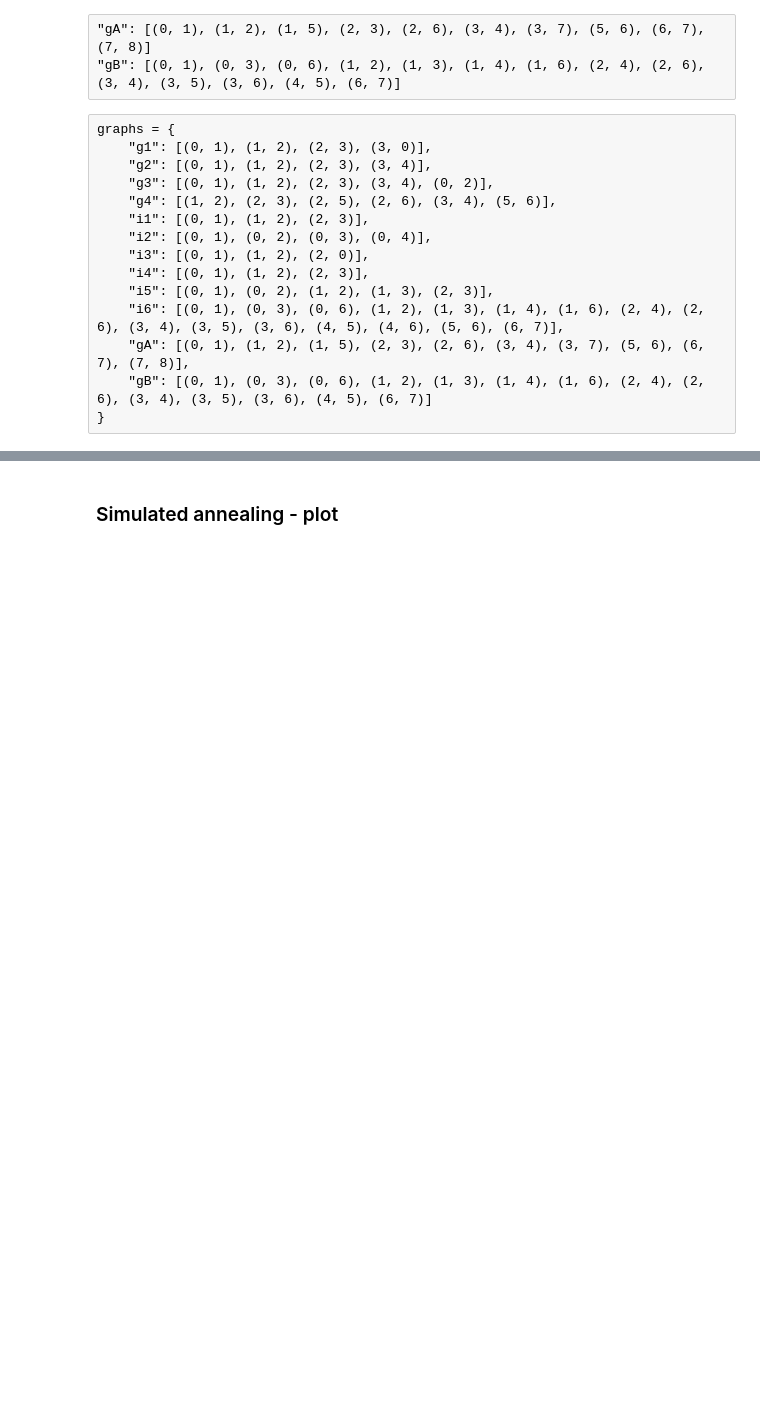
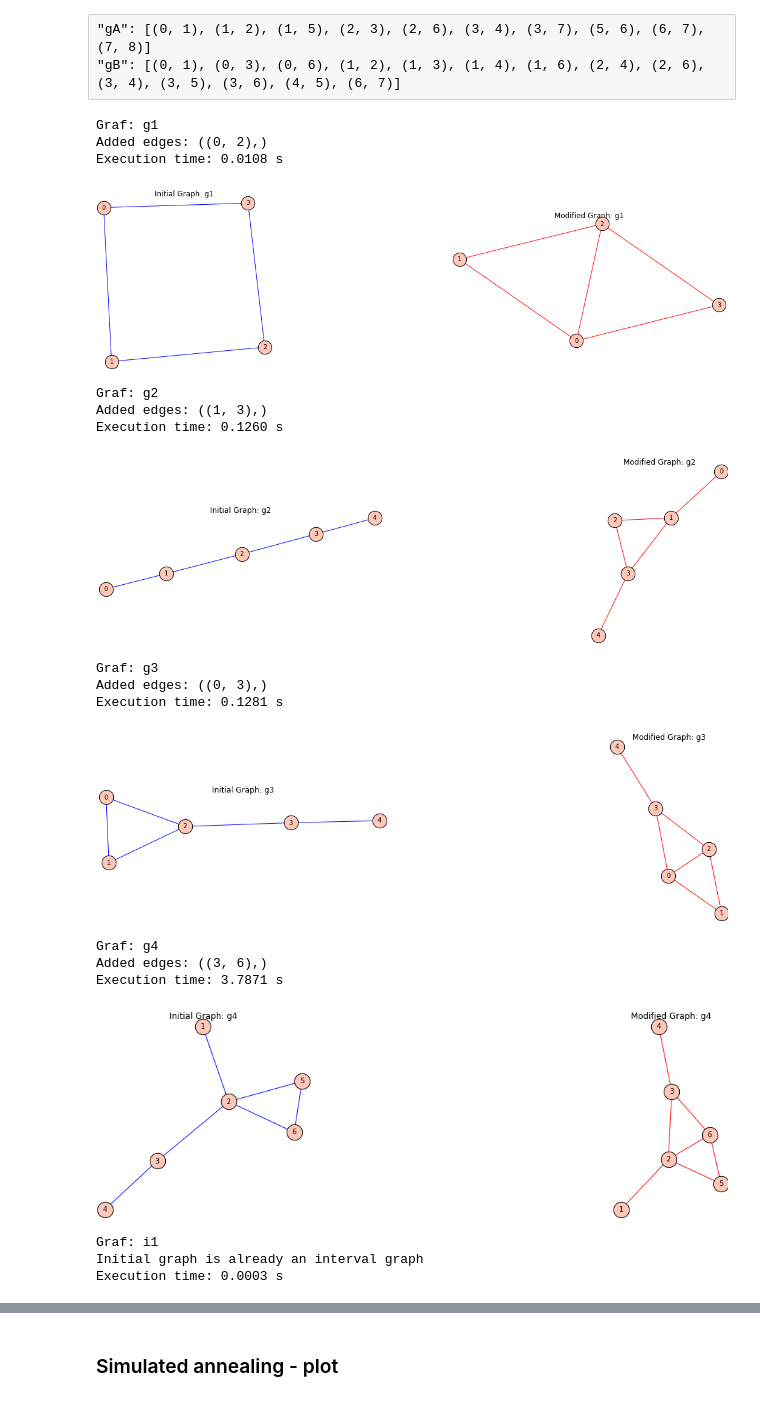
Before and after one commit to Ogrfil/MINIMUM-INTERVAL-GRAPH-COMPLETION, a Jupyter notebook: testing.ipynb, the cells around one changed output, grey strips where cells are left out. Saved outputs shown, nothing was run; the diff lists cells and outputs as text; code cells hidden in the pictures; blank space fills up the shorter version.

Commit message:
Added brute_force testing

```diff
--- a/testing.ipynb
+++ b/testing.ipynb
@@ -30,18 +31,3 @@ import interval_graph_check as igc
 # %% [raw]
 "gA": [(0, 1), (1, 2), (1, 5), (2, 3), (2, 6), (3, 4), (3, 7), (5, 6), (6, 7), (7, 8)]
 "gB": [(0, 1), (0, 3), (0, 6), (1, 2), (1, 3), (1, 4), (1, 6), (2, 4), (2, 6), (3, 4), (3, 5), (3, 6), (4, 5), (6, 7)]
-# %% [raw]
-graphs = {
-    "g1": [(0, 1), (1, 2), (2, 3), (3, 0)],
-    "g2": [(0, 1), (1, 2), (2, 3), (3, 4)],
-    "g3": [(0, 1), (1, 2), (2, 3), (3, 4), (0, 2)],
-    "g4": [(1, 2), (2, 3), (2, 5), (2, 6), (3, 4), (5, 6)],
-    "i1": [(0, 1), (1, 2), (2, 3)],
-    "i2": [(0, 1), (0, 2), (0, 3), (0, 4)],
-    "i3": [(0, 1), (1, 2), (2, 0)],
-    "i4": [(0, 1), (1, 2), (2, 3)],
-    "i5": [(0, 1), (0, 2), (1, 2), (1, 3), (2, 3)],
-    "i6": [(0, 1), (0, 3), (0, 6), (1, 2), (1, 3), (1, 4), (1, 6), (2, 4), (2, 6), (3, 4), (3, 5), (3, 6), (4, 5), (4, 6), (5, 6), (6, 7)],
-    "gA": [(0, 1), (1, 2), (1, 5), (2, 3), (2, 6), (3, 4), (3, 7), (5, 6), (6, 7), (7, 8)],
-    "gB": [(0, 1), (0, 3), (0, 6), (1, 2), (1, 3), (1, 4), (1, 6), (2, 4), (2, 6), (3, 4), (3, 5), (3, 6), (4, 5), (6, 7)]
-}
@@ -47,0 +49,60 @@ graphs = {
+# %%
+def plot_bf(name, G):
+    fig, ax = plt.subplots(1, 2, figsize=(20, 5))
+
+    start_time = time.time()
+    added_edges, G_min = bf.brute_force_min_interval_completion(G)
+    end_time = time.time()
+    elapsed_time = end_time - start_time
+
+    print(f"Graf: {name}")
+    if added_edges is None:
+        print("Initial graph is already an interval graph")
+    else:
+        print(f"Added edges: {added_edges}")
+    print(f"Execution time: {elapsed_time:.4f} s")
+    print("\n")
+
+    # Plotting initial graph
+    plot_G = G.plot(figsize=(8, 8), vertex_size=500, edge_color='blue', graph_border=False)
+
+    # Plotting modified graph
+    if added_edges is None:
+        plot_G_min = G.plot(figsize=(8, 8), vertex_size=500, edge_color='blue', graph_border=False)
+    else:
+        plot_G_min = G_min.plot(figsize=(8, 8), vertex_size=500, edge_color='red', graph_border=False)
+
+    # Adding graphs to subplots
+    plot_G.matplotlib(figure=fig, sub=ax[0])
+    ax[0].set_title(f"Initial Graph: {name}")
+    ax[0].axis('off')
+
+    plot_G_min.matplotlib(figure=fig, sub=ax[1])
+    ax[1].set_title(f"Modified Graph: {name}")
+    ax[1].axis('off')
+
+    plt.subplots_adjust(wspace=0.5, hspace=0.5)
+    plt.show()
+# %%
+for name, G in test_graphs.items():
+    plot_bf(name, Graph(G))
+# %% [output]
+Graf: g1
+Added edges: ((0, 2),)
+Execution time: 0.0108 s
+[figure, added]
+Graf: g2
+Added edges: ((1, 3),)
+Execution time: 0.1260 s
+[figure, added]
+Graf: g3
+Added edges: ((0, 3),)
+Execution time: 0.1281 s
+[figure, added]
+Graf: g4
+Added edges: ((3, 6),)
+Execution time: 3.7871 s
+[figure, added]
+Graf: i1
+Initial graph is already an interval graph
+Execution time: 0.0003 s
```
Also changed, not shown: parts of 3 cells of this notebook.
